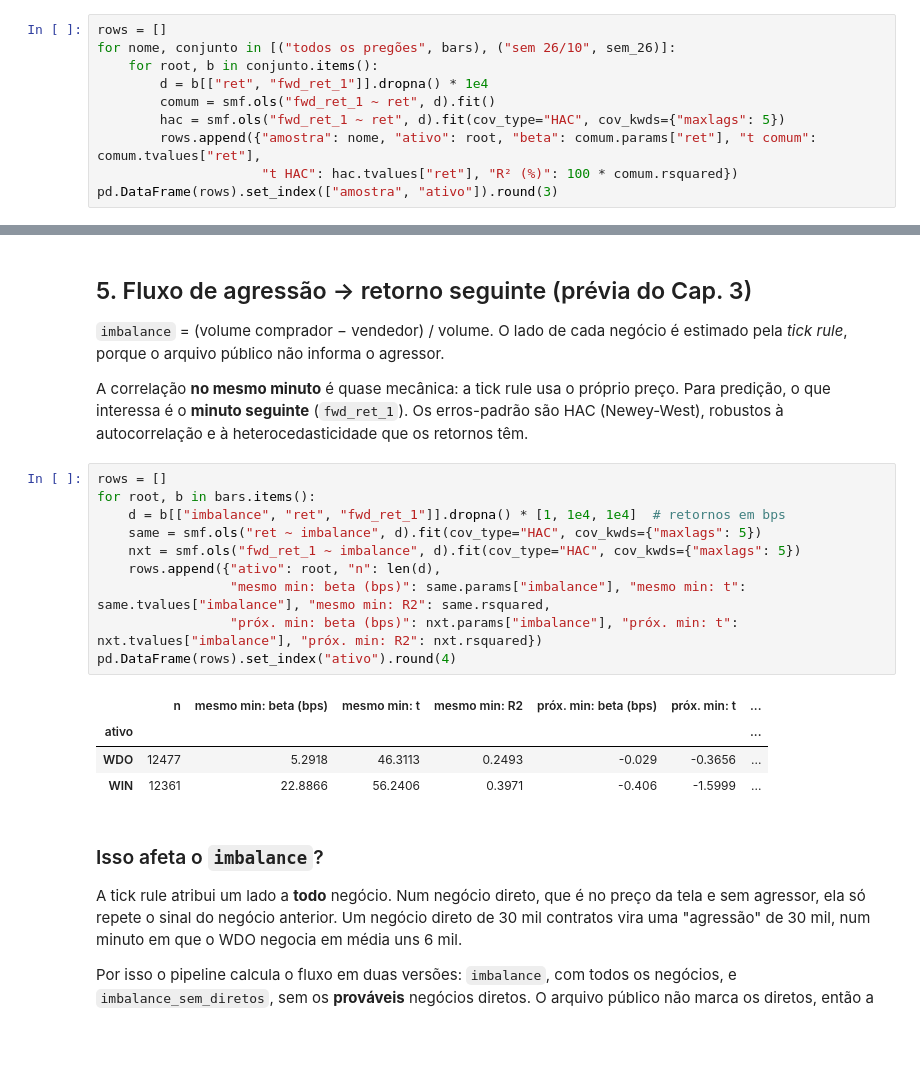
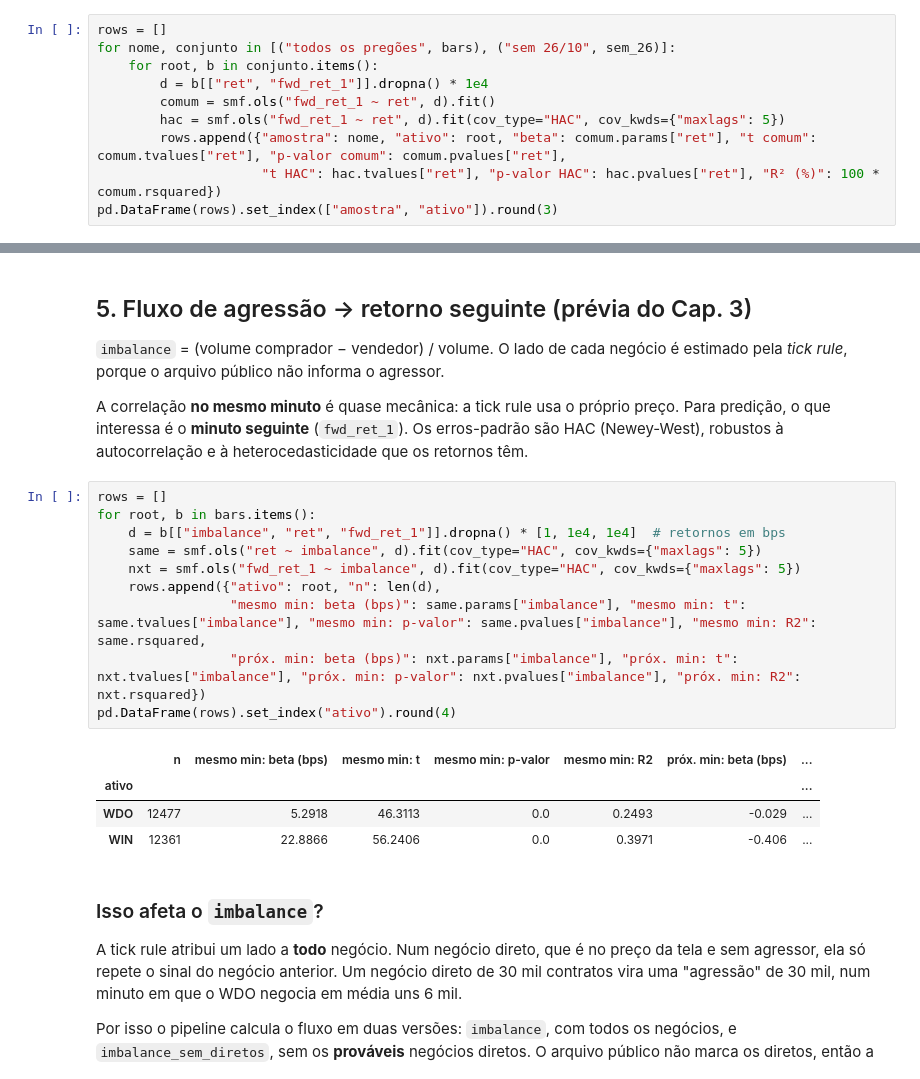
Before and after one commit to marcosemn/islp-b3-futures, a Jupyter notebook: notebooks/00_exploracao_wdo_win.ipynb, the cells around one changed output, grey strips where cells are left out. Drawn from its saved outputs; the diff is of its cells as text; blank space fills up the shorter version.

```diff
--- a/notebooks/00_exploracao_wdo_win.ipynb
+++ b/notebooks/00_exploracao_wdo_win.ipynb
@@ -522,7 +522,7 @@ for nome, conjunto in [("todos os pregões", bars), ("sem 26/10", sem_26)]:
         d = b[["ret", "fwd_ret_1"]].dropna() * 1e4
         comum = smf.ols("fwd_ret_1 ~ ret", d).fit()
         hac = smf.ols("fwd_ret_1 ~ ret", d).fit(cov_type="HAC", cov_kwds={"maxlags": 5})
-        rows.append({"amostra": nome, "ativo": root, "beta": comum.params["ret"], "t comum": comum.tvalues["ret"],
-                     "t HAC": hac.tvalues["ret"], "R² (%)": 100 * comum.rsquared})
+        rows.append({"amostra": nome, "ativo": root, "beta": comum.params["ret"], "t comum": comum.tvalues["ret"], "p-valor comum": comum.pvalues["ret"],
+                     "t HAC": hac.tvalues["ret"], "p-valor HAC": hac.pvalues["ret"], "R² (%)": 100 * comum.rsquared})
 pd.DataFrame(rows).set_index(["amostra", "ativo"]).round(3)
 # %% [output]
@@ -547,18 +547,18 @@ Os erros-padrão são HAC (Newey-West), robustos à autocorrelação e à hetero
 # %%
 rows = []
 for root, b in bars.items():
     d = b[["imbalance", "ret", "fwd_ret_1"]].dropna() * [1, 1e4, 1e4]  # retornos em bps
     same = smf.ols("ret ~ imbalance", d).fit(cov_type="HAC", cov_kwds={"maxlags": 5})
     nxt = smf.ols("fwd_ret_1 ~ imbalance", d).fit(cov_type="HAC", cov_kwds={"maxlags": 5})
     rows.append({"ativo": root, "n": len(d),
-                 "mesmo min: beta (bps)": same.params["imbalance"], "mesmo min: t": same.tvalues["imbalance"], "mesmo min: R2": same.rsquared,
-                 "próx. min: beta (bps)": nxt.params["imbalance"], "próx. min: t": nxt.tvalues["imbalance"], "próx. min: R2": nxt.rsquared})
+                 "mesmo min: beta (bps)": same.params["imbalance"], "mesmo min: t": same.tvalues["imbalance"], "mesmo min: p-valor": same.pvalues["imbalance"], "mesmo min: R2": same.rsquared,
+                 "próx. min: beta (bps)": nxt.params["imbalance"], "próx. min: t": nxt.tvalues["imbalance"], "próx. min: p-valor": nxt.pvalues["imbalance"], "próx. min: R2": nxt.rsquared})
 pd.DataFrame(rows).set_index("ativo").round(4)
 # %% [output]
-|  | n | mesmo min: beta (bps) | mesmo min: t | mesmo min: R2 | próx. min: beta (bps) | próx. min: t | ... |
+|  | n | mesmo min: beta (bps) | mesmo min: t | mesmo min: p-valor | mesmo min: R2 | próx. min: beta (bps) | ... |
 | ativo |  |  |  |  |  |  | ... |
-| WDO | 12477 | 5.2918 | 46.3113 | 0.2493 | -0.029 | -0.3656 | ... |
-| WIN | 12361 | 22.8866 | 56.2406 | 0.3971 | -0.406 | -1.5999 | ... |
+| WDO | 12477 | 5.2918 | 46.3113 | 0.0 | 0.2493 | -0.029 | ... |
+| WIN | 12361 | 22.8866 | 56.2406 | 0.0 | 0.3971 | -0.406 | ... |
 # %% [markdown]
 ### Isso afeta o `imbalance`?
 
```
Also changed, not shown: parts of 7 cells of this notebook, 1 other file.
